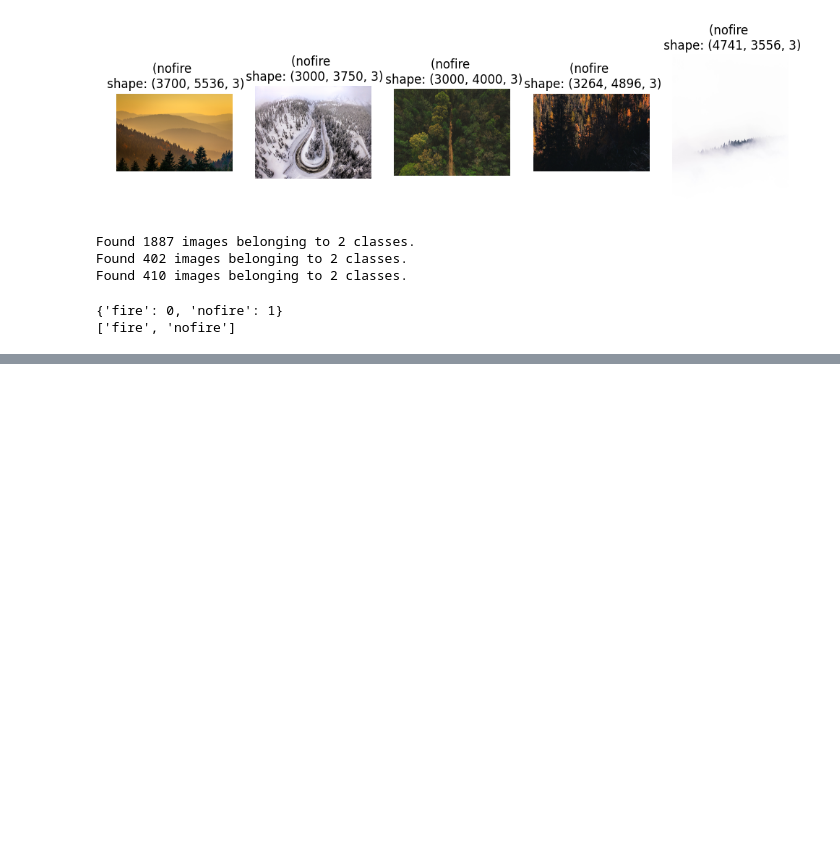
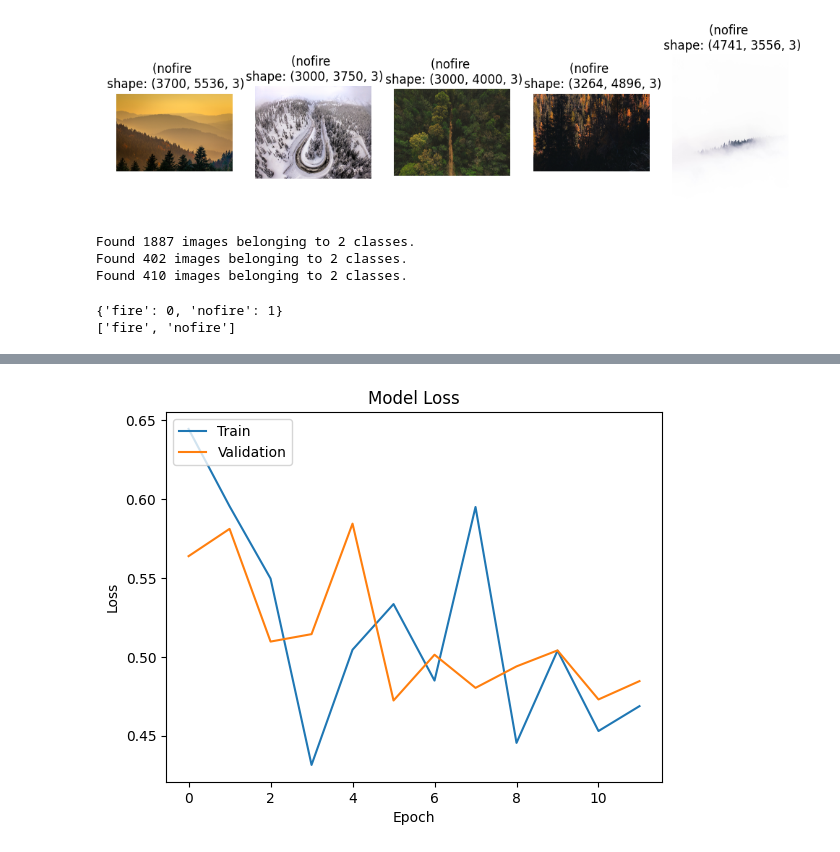
Before and after one commit to TrickyNoodle/Forest_fire_detection_dl, a Jupyter notebook: Forest Fire Detection Using DL/Forest_Fire_Detection_using_DL.ipynb, the cells around one changed output, grey strips where cells are left out. Cells and saved outputs as stored; diff of their text form; code cells hidden in the pictures; blank space fills up the shorter version.

```diff
--- a/Forest Fire Detection Using DL/Forest_Fire_Detection_using_DL.ipynb
+++ b/Forest Fire Detection Using DL/Forest_Fire_Detection_using_DL.ipynb
@@ -109,7 +109,7 @@ print(class_names)
 ['fire', 'nofire']
 # %%
 #build cnn model
-model=Sequential({
+model=Sequential([ # Change from curly braces {} to square brackets []
     Input(shape=(224,224,3)),
     Conv2D(32,(3,3),activation='relu'),
     MaxPooling2D((2,2)),
@@ -123,4 +123,9 @@ model=Sequential({
     Dense(512,activation='relu'),
     Dropout(0.5),
     Dense(1,activation='sigmoid')
-})
+])
+# %%
+model.compile(optimizer='adam',
+              loss='binary_crossentropy',
+              metrics=['accuracy'])
+model.summary()
@@ -126,0 +154,6 @@ model=Sequential({
+# %%
+history = model.fit(train_generator,
+          steps_per_epoch=train_generator.samples // batch_size,
+          epochs=12,
+          validation_data=val_generator,
+          validation_steps=val_generator.samples // batch_size)
@@ -126,0 +185,12 @@ model=Sequential({
+# %%
+#evaluate the model - plotting traning and validation loss
+plt.plot(history.history['loss'])
+plt.plot(history.history['val_loss'])
+plt.title('Model Loss')
+plt.ylabel('Loss')
+plt.xlabel('Epoch')
+plt.legend(['Train', 'Validation'], loc='upper left')
+plt.show()
+#
+# %% [output]
+[figure, added]
```
Also changed, not shown: parts of 6 cells of this notebook.
